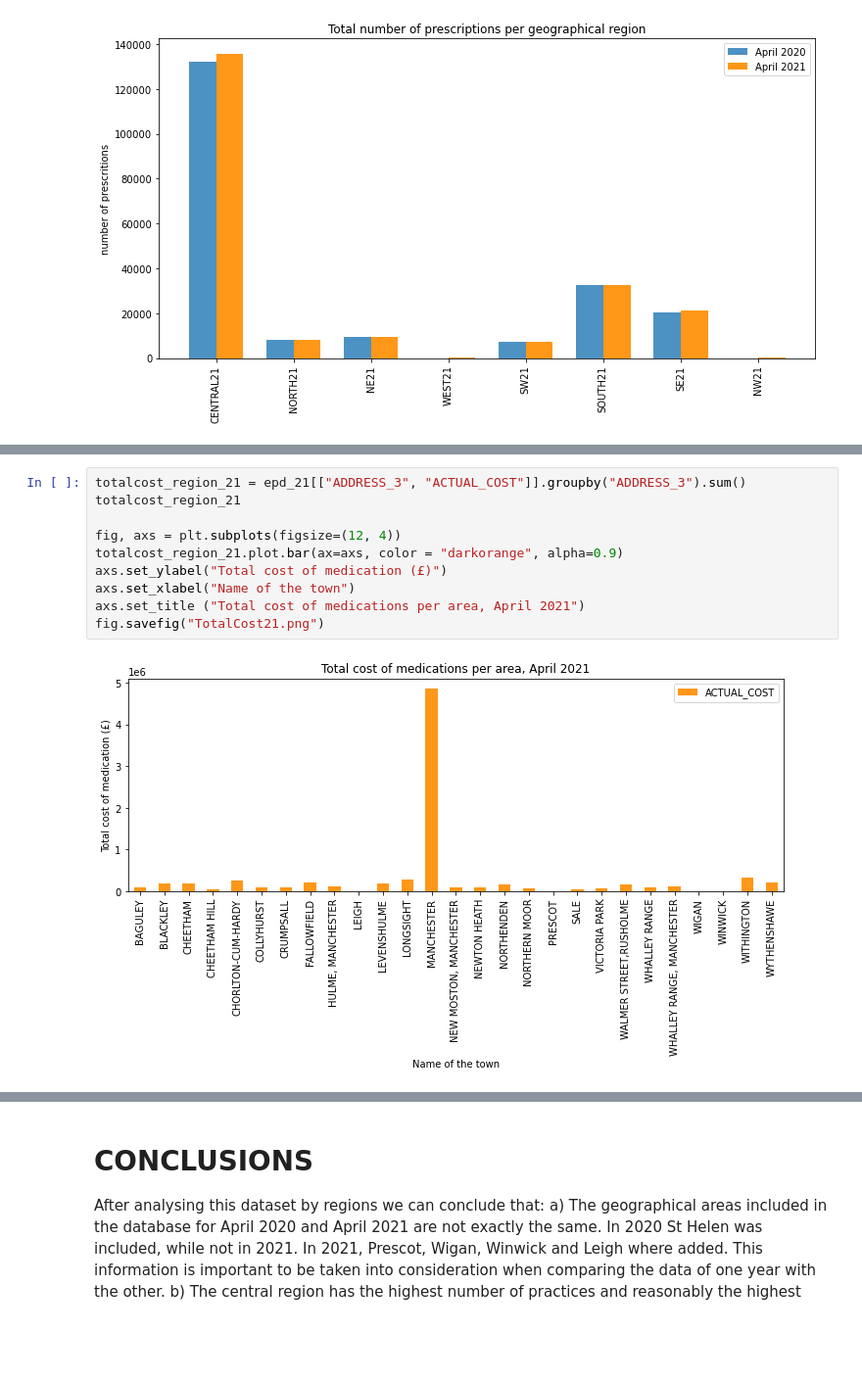
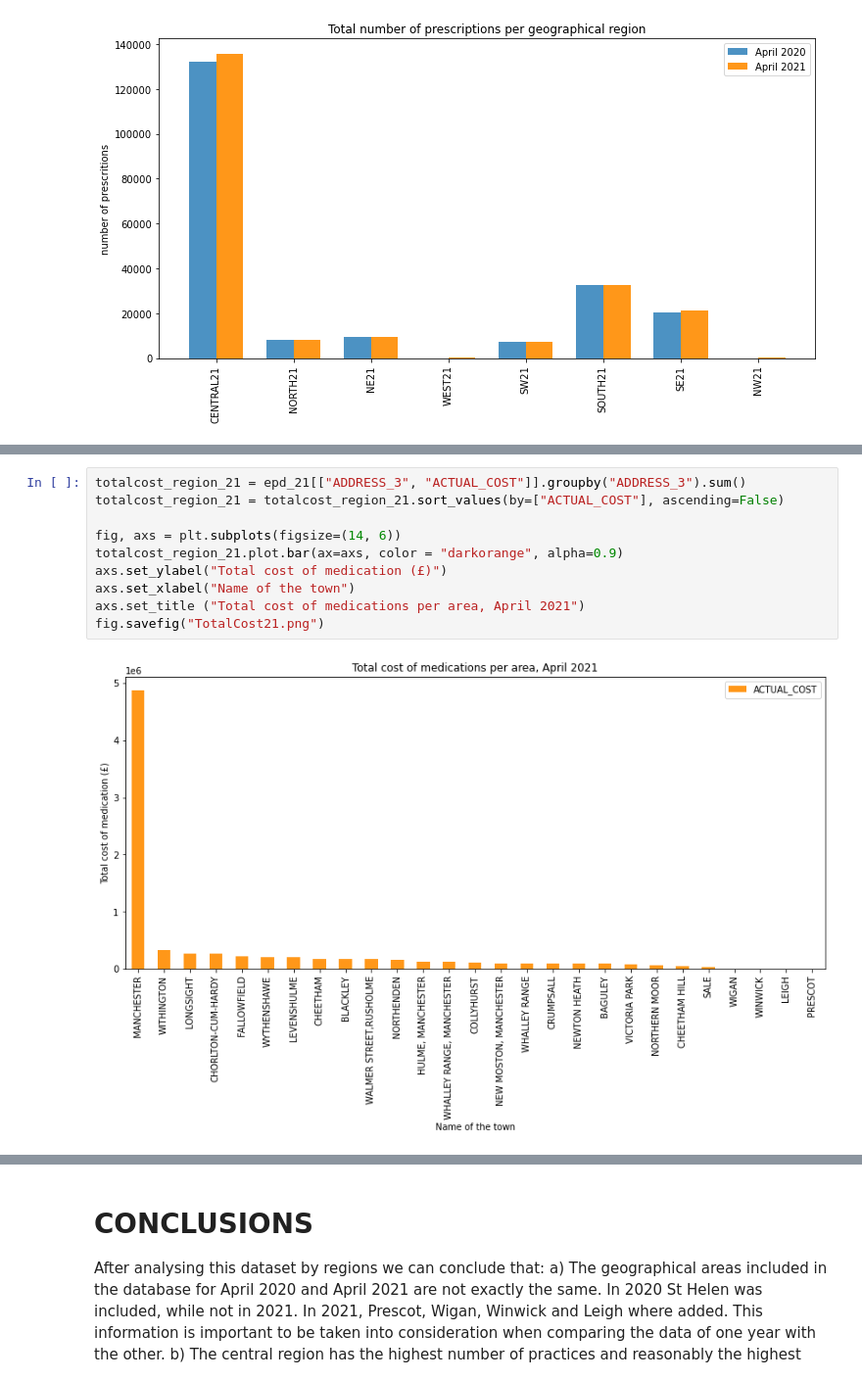
Before and after one commit to kamalmasarweh/project, a Jupyter notebook: Group work.ipynb, the cells around one changed output, grey strips where cells are left out. Shown at 98% size. Saved outputs shown, nothing was run; the diff lists cells and outputs as text; blank space fills up the shorter version.

Commit message:
New changes to the code
Sorted values by ACTUAL_COST in the graphs
Merged two dataframes using Peter's code

```diff
--- a/Group work.ipynb
+++ b/Group work.ipynb
@@ -1056,13 +1036,13 @@ fig.savefig("AverageCost.png")
 # %%
 totalcost_region_21 = epd_21[["ADDRESS_3", "ACTUAL_COST"]].groupby("ADDRESS_3").sum()
-totalcost_region_21
+totalcost_region_21 = totalcost_region_21.sort_values(by=["ACTUAL_COST"], ascending=False)
 
-fig, axs = plt.subplots(figsize=(12, 4))
+fig, axs = plt.subplots(figsize=(14, 6))
 totalcost_region_21.plot.bar(ax=axs, color = "darkorange", alpha=0.9)
 axs.set_ylabel("Total cost of medication (£)")
 axs.set_xlabel("Name of the town")
 axs.set_title ("Total cost of medications per area, April 2021")
 fig.savefig("TotalCost21.png")
 # %% [output]
-[figure, old version]
+[figure, new version]
 # %%
```
Also changed, not shown: parts of 18 cells of this notebook.
